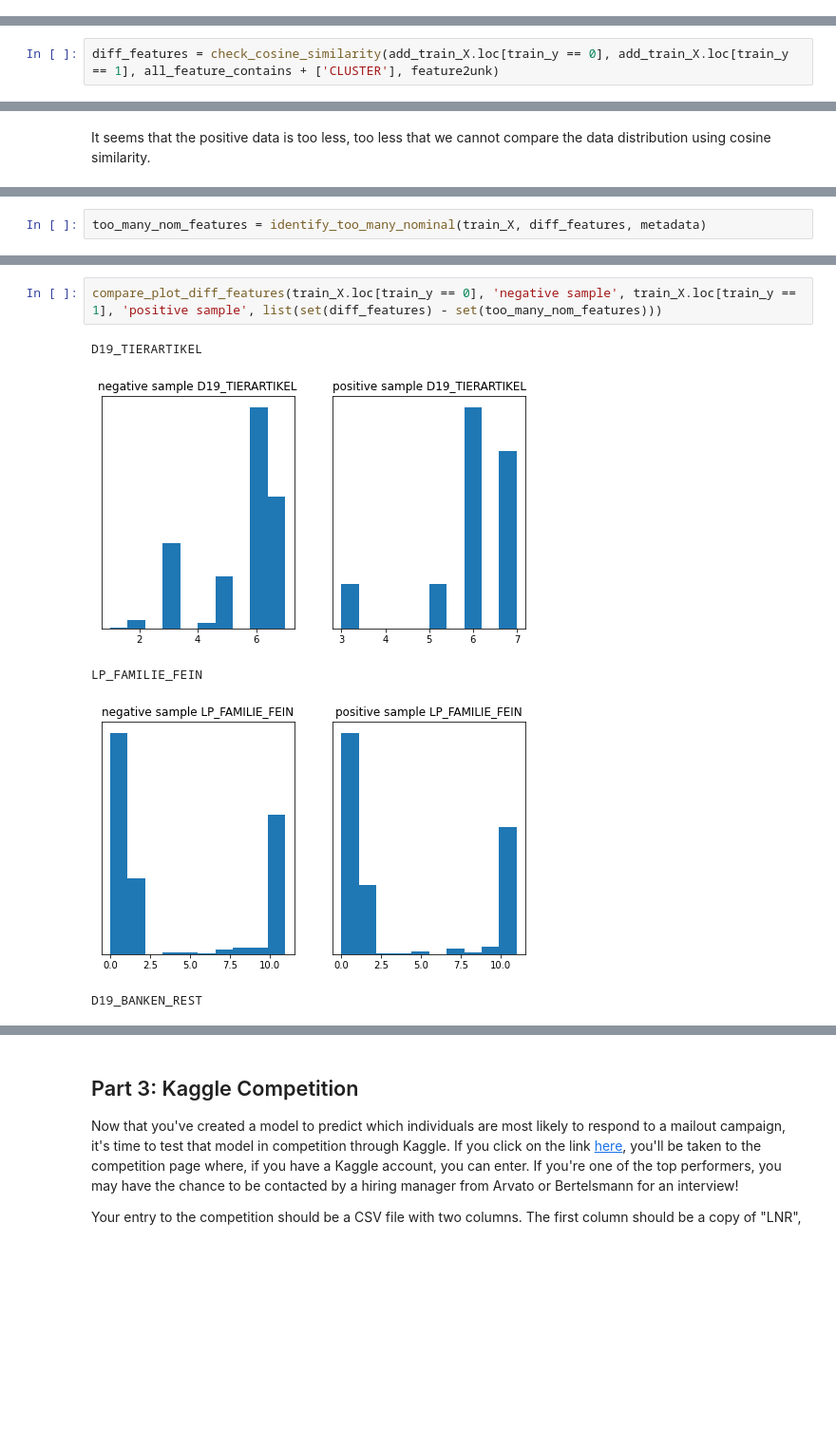
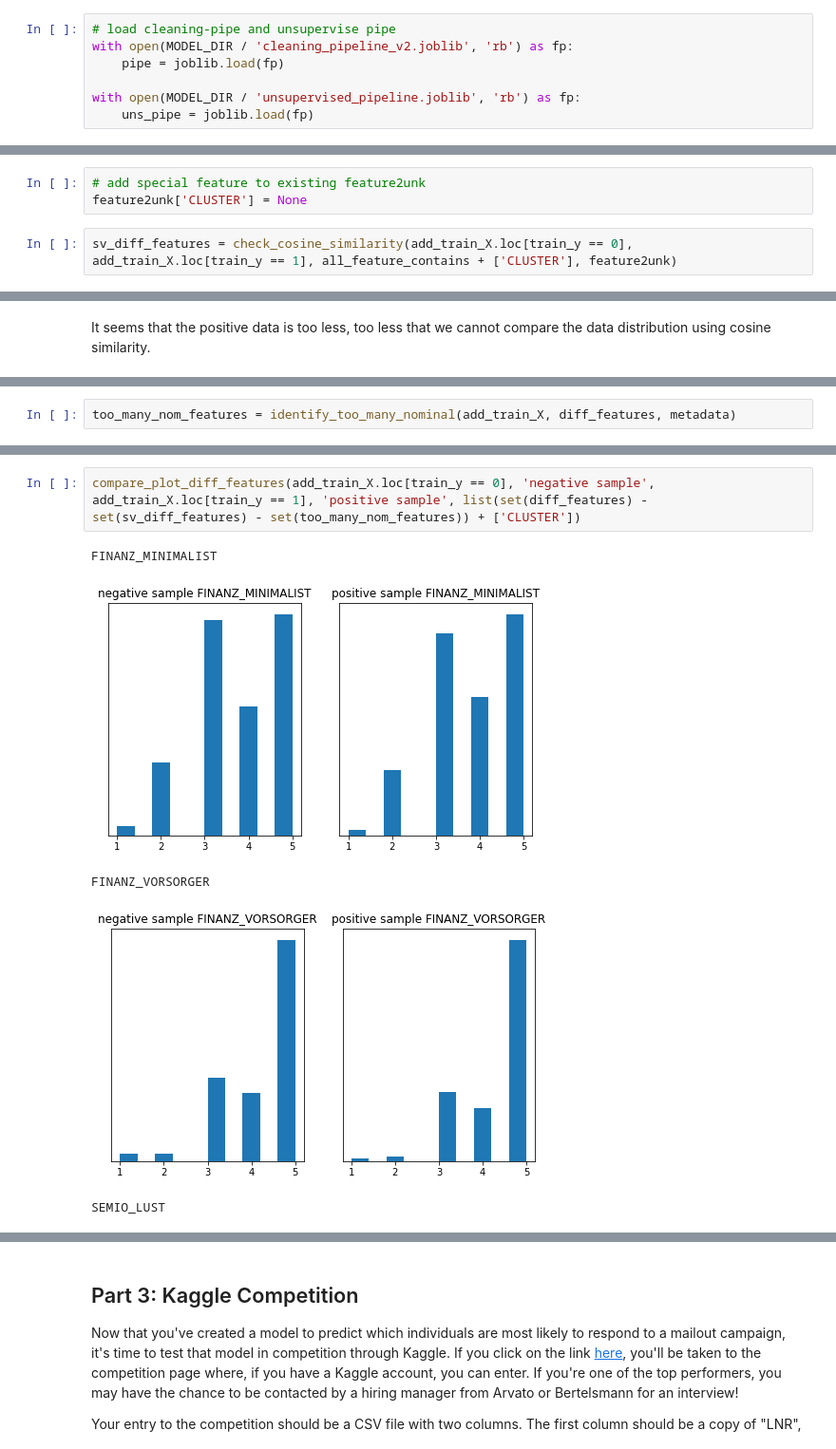
Before and after one commit to korntewin/capstone-arvato-customer-segmentation, a Jupyter notebook: Arvato Project Workbook.ipynb, the cells around one changed output, grey strips where cells are left out. Shown at 95% size. Cells and saved outputs as stored; diff of their text form; blank space fills up the shorter version.

Commit message:
finish cleaning pipeline for supervised model, add supervised cleaning pipeline in models dir

```diff
--- a/Arvato Project Workbook.ipynb
+++ b/Arvato Project Workbook.ipynb
@@ -714,6 +714,13 @@ And the traits of the person who will be the potential customers is the combinat
 Now that you've found which parts of the population are more likely to be customers of the mail-order company, it's time to build a prediction model. Each of the rows in the "MAILOUT" data files represents an individual that was targeted for a mailout campaign. Ideally, we should be able to use the demographic information from each individual to decide whether or not it will be worth it to include that person in the campaign.
 
 The "MAILOUT" data has been split into two approximately equal parts, each with almost 43 000 data rows. In this part, you can verify your model with the "TRAIN" partition, which includes a column, "RESPONSE", that states whether or not a person became a customer of the company following the campaign. In the next part, you'll need to create predictions on the "TEST" partition, where the "RESPONSE" column has been withheld.
+# %%
+# load cleaning-pipe and unsupervise pipe
+with open(MODEL_DIR / 'cleaning_pipeline_v2.joblib', 'rb') as fp:
+    pipe = joblib.load(fp)
+
+with open(MODEL_DIR / 'unsupervised_pipeline.joblib', 'rb') as fp:
+    uns_pipe = joblib.load(fp)
 # %%
 RAW_DATA_DIR = Path('./data')
 train_data = pd.read_csv(RAW_DATA_DIR / 'Udacity_MAILOUT_052018_TRAIN.csv', sep=';')
@@ -739,6 +746,9 @@ add_val_X['CLUSTER'] = uns_pipe.predict(pipe.transform(val_X))
 # %% [markdown]
 ## Data visualization again
 Since we tackle with a new dataset, the feature engineering should be start a new! But we have a module from previous unsupervised model, we can utilize it
+# %%
+# add special feature to existing feature2unk
+feature2unk['CLUSTER'] = None
 # %%
-diff_features = check_cosine_similarity(add_train_X.loc[train_y == 0], add_train_X.loc[train_y == 1], all_feature_contains + ['CLUSTER'], feature2unk)
+sv_diff_features = check_cosine_similarity(add_train_X.loc[train_y == 0], add_train_X.loc[train_y == 1], all_feature_contains + ['CLUSTER'], feature2unk)
 # %% [output]
@@ -769,3 +787,3 @@ lb_enc = LabelEncoder()
 # %%
-too_many_nom_features = identify_too_many_nominal(train_X, diff_features, metadata)
+too_many_nom_features = identify_too_many_nominal(add_train_X, diff_features, metadata)
 # %% [output]
@@ -776,8 +794,8 @@ remove LP_LEBENSPHASE_FEIN with a number value of 41
 # %%
-compare_plot_diff_features(train_X.loc[train_y == 0], 'negative sample', train_X.loc[train_y == 1], 'positive sample', list(set(diff_features) - set(too_many_nom_features)))
+compare_plot_diff_features(add_train_X.loc[train_y == 0], 'negative sample', add_train_X.loc[train_y == 1], 'positive sample', list(set(diff_features) - set(sv_diff_features) - set(too_many_nom_features)) + ['CLUSTER'])
 # %% [output]
-D19_TIERARTIKEL
+FINANZ_MINIMALIST
-[figure, old version]
+[figure, new version]
-LP_FAMILIE_FEIN
+FINANZ_VORSORGER
-[figure, old version]
+[figure, new version]
-D19_BANKEN_REST
+SEMIO_LUST
```
Also changed, not shown: parts of 23 cells of this notebook, 1 other file.
